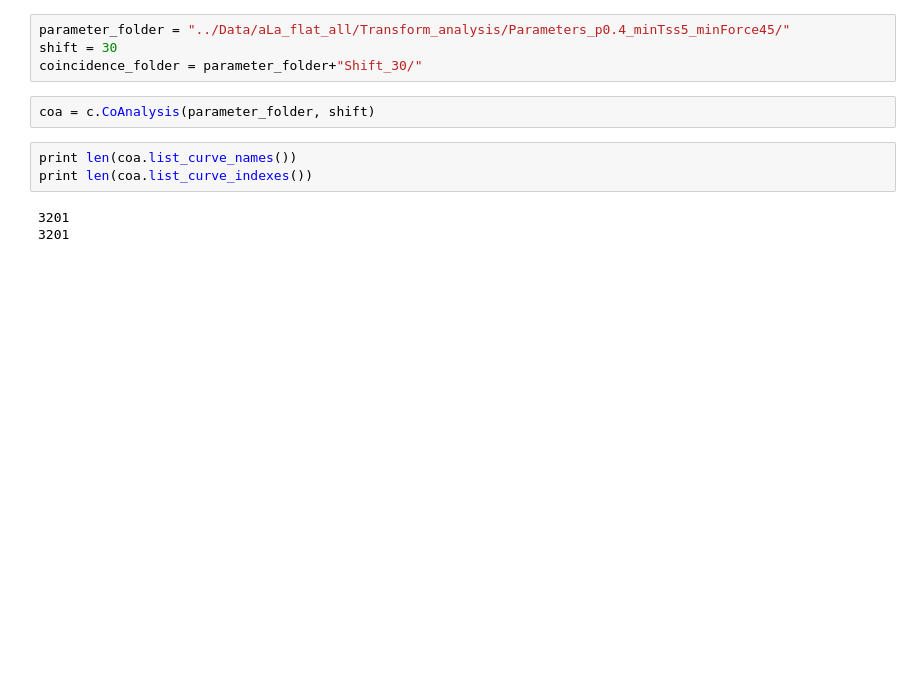
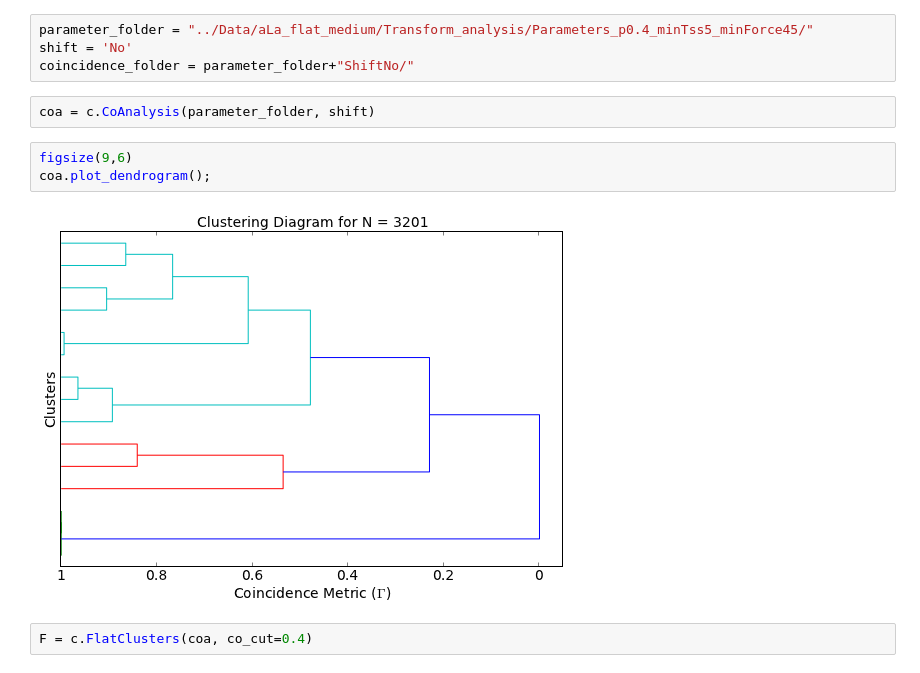
Before and after one commit to hilaryjoyce/smfs-data-analysis, a Jupyter notebook: cluster testing.ipynb, the cells around one changed output. Cells and saved outputs as stored; diff of their text form; blank space fills up the shorter version.

```diff
--- a/cluster testing.ipynb
+++ b/cluster testing.ipynb
@@ -8,14 +8,15 @@ The autoreload extension is already loaded. To reload it, use:
 import Cluster.clustering as c
 import scipy.cluster.hierarchy as hier
 # %%
-parameter_folder = "../Data/aLa_flat_all/Transform_analysis/Parameters_p0.4_minTss5_minForce45/"
-shift = 30
-coincidence_folder = parameter_folder+"Shift_30/"
+parameter_folder = "../Data/aLa_flat_medium/Transform_analysis/Parameters_p0.4_minTss5_minForce45/"
+shift = 'No'
+coincidence_folder = parameter_folder+"ShiftNo/"
 # %%
 coa = c.CoAnalysis(parameter_folder, shift)
-# %%
-print len(coa.list_curve_names())
-print len(coa.list_curve_indexes())
-# %% [output]
-3201
-3201
+# %%
+figsize(9,6)
+coa.plot_dendrogram();
+# %% [output]
+[figure, added]
+# %%
+F = c.FlatClusters(coa, co_cut=0.4)
```
Also changed, not shown: parts of 27 cells of this notebook, 1 other file.
